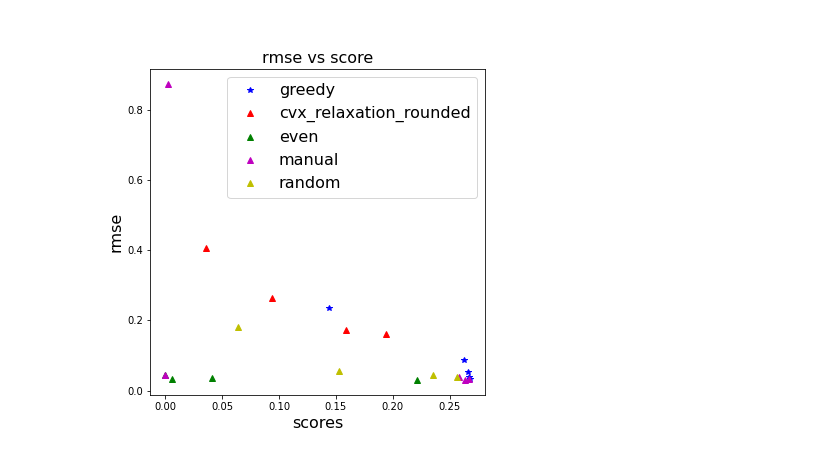
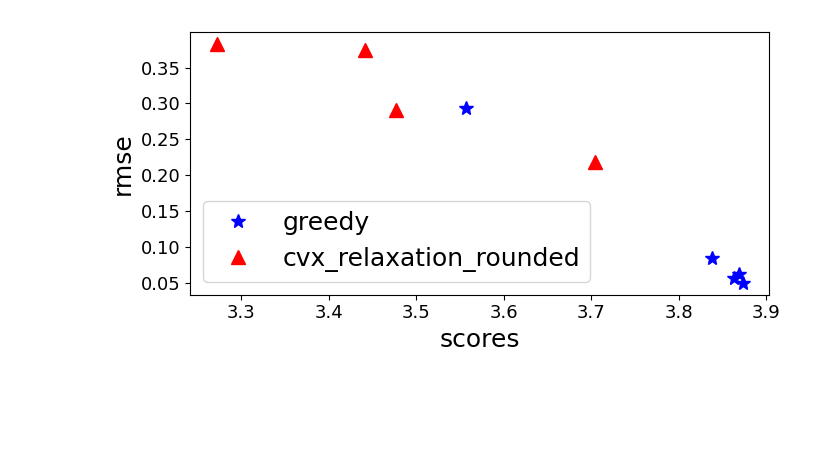
Before and after one commit to PushyamiKaveti/optimal_camera_placement, a Jupyter notebook: result plots.ipynb, the cells around one changed output. Cells and saved outputs as stored; diff of their text form; code cells hidden in the pictures; blank space fills up the shorter version.

```diff
--- a/result plots.ipynb
+++ b/result plots.ipynb
@@ -4,7 +4,7 @@ import numpy as np
 import matplotlib.pyplot as plt
 import os
 # %%
-results_path = "/home/auv/software/Koolaid/GeneralizedCameraToolbox/optimal_camera_placement/latest_optcam_res/forward"
+results_path = "/home/auv/software/optimal_camera_placement/results_forward"
 res_folders = os.listdir(results_path)
 res_folders.sort()
 for i, fol in enumerate(res_folders):
@@ -513,7 +527,7 @@ stdrmse = []
 stdrmse_loc = []
 rndrmse = []
 rndrmse_loc = []
-
+num_exp= 10
 for i in range(2,7):
     gscores = gscores + dfs[i]['greedy_score'][0 : num_exp].tolist()
     fwscores = fwscores + dfs[i]['fw_score'][0 : num_exp].tolist()
@@ -539,6 +553,12 @@ for i in range(2,7):
 # sorted_scores_std, sorted_rmse_std = zip_and_sort(stdscores, stdrmse)
 # sorted_scores_rnd, sorted_rmse_rnd = zip_and_sort(rndscores, rndrmse)
 
+# sorted_scores_g, sorted_rmse_g = zip_and_sort(gscores, grmse_loc)
+# sorted_scores_fw, sorted_rmse_fw = zip_and_sort(fwscores, fwrmse_loc)
+# sorted_scores_eq, sorted_rmse_eq = zip_and_sort(eqscores, eqrmse_loc)
+# sorted_scores_std, sorted_rmse_std = zip_and_sort(stdscores, stdrmse_loc)
+# sorted_scores_rnd, sorted_rmse_rnd = zip_and_sort(rndscores, rndrmse_loc)
+
 
 #Zip and sort all scores from all benchmarks
 # sorted_scores_g, sorted_rmse_g = zip_and_sort(score_list_g[0], rmse_slam_list_g[0])
@@ -547,29 +567,63 @@ for i in range(2,7):
 # sorted_scores_std, sorted_rmse_std = zip_and_sort(score_list_std[0], rmse_slam_list_std[0])
 # sorted_scores_rnd, sorted_rmse_rnd = zip_and_sort(score_list_rnd[0], rmse_slam_list_rnd[0])
 
-sorted_scores_g, sorted_rmse_g = zip_and_sort(score_list_g[0], rmse_loc_list_g[0])
-sorted_scores_fw, sorted_rmse_fw = zip_and_sort(score_list_fw[0], rmse_loc_list_fw[0])
-sorted_scores_eq, sorted_rmse_eq = zip_and_sort(score_list_eq[0], rmse_loc_list_eq[0])
-sorted_scores_std, sorted_rmse_std = zip_and_sort(score_list_std[0], rmse_loc_list_std[0])
-sorted_scores_rnd, sorted_rmse_rnd = zip_and_sort(score_list_rnd[0], rmse_loc_list_rnd[0])
-f_size=16
-plt.figure(figsize=(6, 6))
+sorted_scores_g, sorted_rmse_g = zip_and_sort(score_list_g[0], rmse_med_slam_list_g[0])
+sorted_scores_fw, sorted_rmse_fw = zip_and_sort(score_list_fw[0], rmse_med_slam_list_fw[0])
+sorted_scores_eq, sorted_rmse_eq = zip_and_sort(score_list_eq[0], rmse_med_slam_list_eq[0])
+sorted_scores_std, sorted_rmse_std = zip_and_sort(score_list_std[0], rmse_med_slam_list_std[0])
+sorted_scores_rnd, sorted_rmse_rnd = zip_and_sort(score_list_rnd[0], rmse_med_slam_list_rnd[0])
+
+# sorted_scores_g, sorted_rmse_g = zip_and_sort(score_list_g[0], rmse_loc_list_g[0])
+# sorted_scores_fw, sorted_rmse_fw = zip_and_sort(score_list_fw[0], rmse_loc_list_fw[0])
+# sorted_scores_eq, sorted_rmse_eq = zip_and_sort(score_list_eq[0], rmse_loc_list_eq[0])
+# sorted_scores_std, sorted_rmse_std = zip_and_sort(score_list_std[0], rmse_loc_list_std[0])
+# sorted_scores_rnd, sorted_rmse_rnd = zip_and_sort(score_list_rnd[0], rmse_loc_list_rnd[0])
+
+
+f_size=18
+plt.figure(figsize=(7, 3.5))
 
 plt.subplot(1, 1, 1)
+print("rmse greedy:")
+print(len(sorted_rmse_g))
+print("rmse frank-wolfe:")
+print(len(sorted_rmse_fw))
+
+r_fw= np.array(sorted_rmse_fw)
+s_fw= np.array(sorted_scores_fw)
+msk = ~(r_fw>4)
+s_fw = s_fw[msk]
+r_fw = r_fw[msk]
+
+r_g= np.array(sorted_rmse_g)
+s_g= np.array(sorted_scores_g)
+s_g = s_g[msk]
+r_g = r_g[msk]
+
+sorted_rmse_g = r_g.tolist()
+sorted_rmse_fw = r_fw.tolist()
+sorted_scores_g = s_g.tolist()
+sorted_scores_fw = s_fw.tolist()
+print("rmse greedy:")
+print(len(sorted_rmse_g))
+print("rmse frank-wolfe:")
+print(len(sorted_rmse_fw))
 
 
-plt.plot(sorted_scores_g, sorted_rmse_g,'b*', label="greedy")
-plt.plot(sorted_scores_fw[1:], sorted_rmse_fw[1:],'r^', label="cvx_relaxation_rounded")
-plt.plot(sorted_scores_eq[1:], sorted_rmse_eq[1:],'g^', label="even")
-plt.plot(sorted_scores_std, sorted_rmse_std,'m^', label="manual")
-plt.plot(sorted_scores_rnd[1:], sorted_rmse_rnd[1:],'y^', label="random")
+plt.plot(sorted_scores_g, sorted_rmse_g,'b*', label="greedy",markersize=10)
+plt.plot(sorted_scores_fw[1:], sorted_rmse_fw[1:],'r^', label="cvx_relaxation_rounded",markersize=10)
+#plt.plot(sorted_scores_eq[1:], sorted_rmse_eq[1:],'g^', label="even")
+#plt.plot(sorted_scores_std, sorted_rmse_std,'m^', label="manual")
+#plt.plot(sorted_scores_rnd[1:], sorted_rmse_rnd[1:],'y^', label="random")
 
 
 plt.legend(fontsize=f_size)
-plt.title("rmse vs score",fontsize=f_size)
+#plt.title("rmse vs score",fontsize=f_size)
 plt.xlabel("scores",fontsize=f_size)
 plt.ylabel("rmse",fontsize=f_size)
-
+plt.yticks(fontsize=f_size-5)
+plt.xticks(fontsize=f_size-5)
+plt.tight_layout()
 # plt.subplot(2, 1, 2)
 # sorted_scores_g, sorted_rmse_loc_g = zip_and_sort(all_traj_mean_scores_g, all_traj_rmse_loc_g)
 # sorted_scores_fw, sorted_rmse_loc_fw = zip_and_sort(all_traj_mean_scores_fw, all_traj_rmse_loc_fw)
@@ -587,3 +648,3 @@ Text(0, 0.5, 'rmse')
-[figure, old version]
+[figure, new version]
 # %%
 ###### Run Time comparison between greedy and Franke-wolfe methods
```
Also changed, not shown: parts of 6 cells of this notebook, 15 other files.
